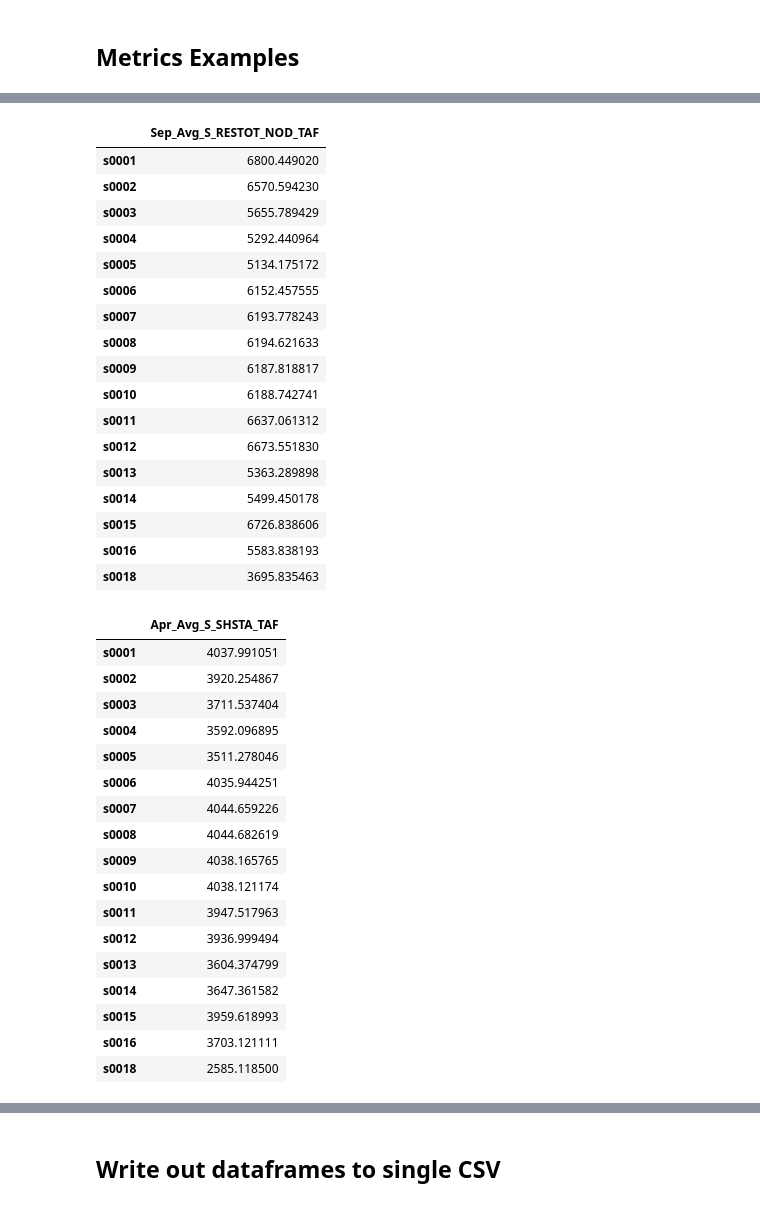
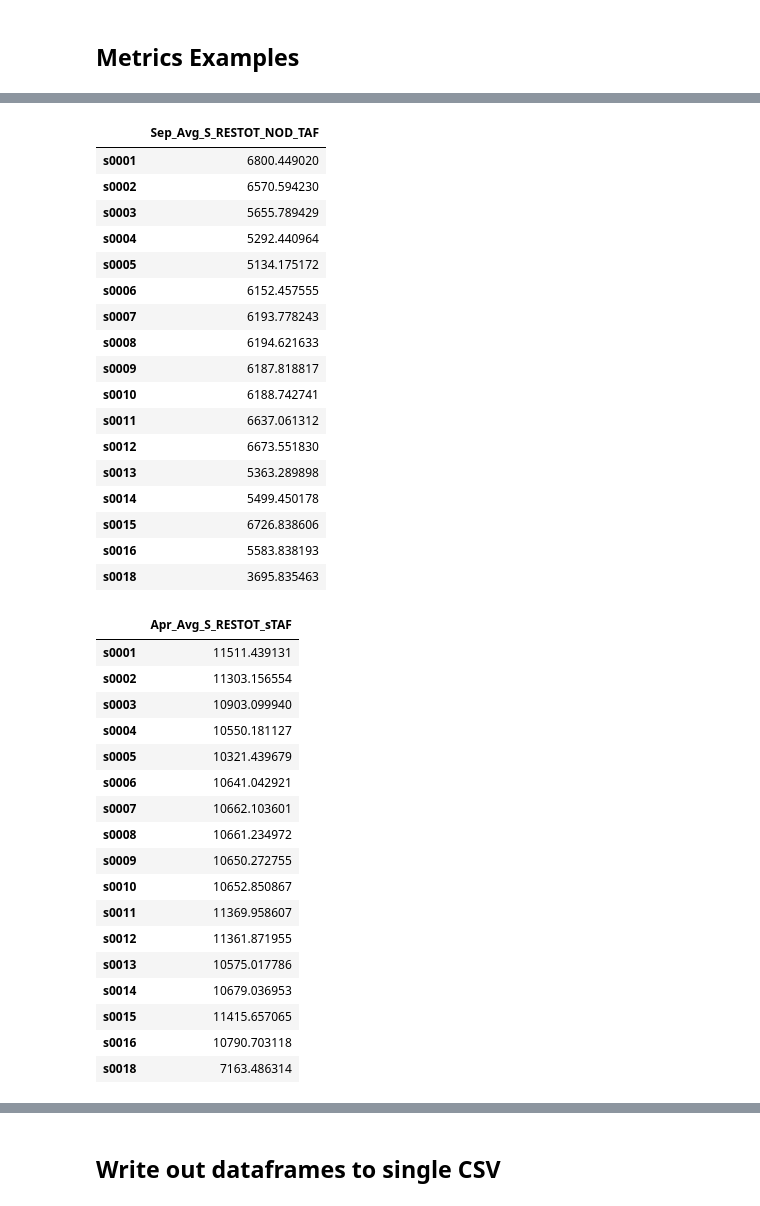
Before and after one commit to maramahmedd/coeqwal, a Jupyter notebook: notebooks/Metrics.ipynb, the cells around one changed output, grey strips where cells are left out. Cells and saved outputs as stored; diff of their text form; code cells hidden in the pictures.

Commit message:
updated metrics, added min flows for scenario 18, and plotted 11 vs 18

```diff
--- a/notebooks/Metrics.ipynb
+++ b/notebooks/Metrics.ipynb
@@ -210,9 +330,10 @@ for flow, (flow_df, flow_percent) in flows.items():
 # %%
-# Other Metrics - not following excel file correctly
+# Metrics (PDF)
 
 variables = [
-    "S_RESTOT_NOD_",
+    "S_RESTOT_NOD_", "S_RESTOT_s",
     "S_SHSTA_", "S_OROVL_", "S_TRNTY_", "S_MELON_", "S_MLRTN_",
+    "S_SHSTALEVEL5DV",
     "DEL_SWP_TOTAL_", "DEL_SWP_PMI_", "DEL_SWP_PAG_", "DEL_CVP_TOTAL_", "DEL_CVP_PAG_TOTAL_", "DEL_CVP_PSCEX_TOTAL_", "DEL_CVP_PRF_TOTAL_",
     "D_TOTAL_", "NDO_",
     "X2_PRV_KM_",
@@ -221,51 +342,31 @@ variables = [
 # %%
 metrics = {}
 
+study_list = np.arange(0, len(dss_names))
+
 for var in variables:
-    if var in ["C_SAC041_", "C_SJR070_", "C_SAC000_", "C_SJR070_", "C_DMC000_TD_", "C_CAA003_TD_", "NDO_"]:
+    if var in ["C_SAC041_", "C_SJR070_", "C_SAC000_", "C_SJR070_", "C_DMC000_TD_", "C_CAA003_TD_", "NDO_", "D_TOTAL_"]:
         units = "CFS"
     elif var == "X2_PRV_KM_":
         units = "KM"
     else:
         units = "TAF"
 
-    if var in ["S_RESTOT_NOD_"]: ## What's the difference between this and NOD_STORAGE?
+    if var in ["S_RESTOT_NOD_", "S_RESTOT_s"]: # 1 & 2
         metrics[f"Apr_{var}mnth_avg"] = mnth_avg(df, dss_names, var, 4, units)
         metrics[f"Sept_{var}mnth_avg"] = mnth_avg(df, dss_names, var, 9, units)
 
-    if var in ["S_SHSTA_", "S_OROVL_"]:
+    if var in ["S_SHSTA_", "S_OROVL_"]: # 3 & 4
         metrics[f"Apr_{var}mnth_avg"] = mnth_avg(df, dss_names, var, 4, units)
 
-    ## I'M VERY CONFUSED ABOUT WHAT TO DO FOR THIS ONE. S_SHSTA, S_OROVL, S_TRNTY, S_MELON, S_MLRTN; dead pool set in *LEVEL1DV variables probabilities.
-    ## What do I put as the percentile? I put 1. Not returning probability.
-    if var in ["S_SHSTA_", "S_OROVL_", "S_TRNTY_", "S_MELON_", "S_MLRTN_"]:
-        metrics[f"Sept_{var}mnth_percentile"] = mnth_percentile(df, dss_names, 0.9, var, 9, units)
-
-    ## What do I put as the percentile? I put 1. Not returning probability.
-    if var in ["S_SHSTA_"]:
-        metrics[f"Apr_{var}mnth_percentile"] = mnth_percentile(df, dss_names, 0.9, var, 4, units)
-
-    ## LONG-TERM CUMULATIVE FRACTION? What is this? S_SHSTA_ & S_SHSTALEVEL5DV
-
-    if var in ["DEL_SWP_TOTAL_", "DEL_SWP_PMI_", "DEL_SWP_PAG_", "DEL_CVP_TOTAL_", "DEL_CVP_PAG_TOTAL_", "DEL_CVP_PSCEX_TOTAL_", "DEL_CVP_PRF_TOTAL_"]:
+    if var in ["S_SHSTA_", "S_SHSTALEVEL5DV", "DEL_SWP_TOTAL_", "DEL_SWP_PMI_", "DEL_SWP_PAG_", "DEL_CVP_TOTAL_", "DEL_CVP_PAG_TOTAL_", "DEL_CVP_PSCEX_TOTAL_", "DEL_CVP_PRF_TOTAL_", "D_TOTAL_", "NDO_"]: # 8-14, 16 & 17
         metrics[f"{var}ann_avg"] = ann_avg(df, dss_names, var, units)
 
-    ## ADD DEL_CVP_PAG_TOTAL +  DEL_CVP_PSCEX_TOTAL
-
-    ## I DON'T SEE VARIABLE D_TOTAL
-    ## LONG-TERM AVERAGE? What's the difference between that and average?
-    if var in ["NDO_"]: # missing D_TOTAL
-        metrics[f"{var}ann_avg"] = ann_avg(df, dss_names, var, units)
-
-    if var in ["X2_PRV_KM_"]:
-        metrics[f"Apr_{var}mnth_avg"] = mnth_avg(df, dss_names, var, 4, units)
-        metrics[f"Oct_{var}mnth_avg"] = mnth_avg(df, dss_names, var, 10, units)
-    ## NEED TO ADD WAY TO DO MULTI-MONTH
-        ## Sept-Nov
-        ## March-May
-
-    if var in ["DEL_SWP_PMI_", "DEL_CVP_PSC_N_", "DEL_CVP_PAG_N_", "DEL_CVP_PAG_S_", "DEL_CVP_PRF_S_", "DEL_CVP_PMI_N_", "DEL_CVP_PMI_S_"]:
-        metrics[f"{var}ann_percentile"] = ann_percentile(df, dss_names, 0.9, var, units)
+    if var in ["X2_PRV_KM_"]: # 18-21
+        metrics[f"Fall_{var}ann_avg"] = ann_avg(df, dss_names, var, units, months=[9,10,11]).rename(columns={f"Ann_Avg_{var}{units}":f"Fall_Ann_Avg_{var}{units}"}) # might want to edit function to rename column
+        metrics[f"Spring_{var}ann_avg"] = ann_avg(df, dss_names, var, units, months=[3,4,5]).rename(columns={f"Ann_Avg_{var}{units}":f"Spring_Ann_Avg_{var}{units}"}) # ^
+        metrics[f"Apr_{var}compute_sd"] = compute_sd(df, var, "Oct_StDev_X2", [4], units).set_index(pd.Index([scenario[:5] for scenario in dss_names])) # there's probably a better way to do this
+        metrics[f"Oct_{var}compute_sd"] = compute_sd(df, var, "Apr_StDev_X2", [10], units).set_index(pd.Index([scenario[:5] for scenario in dss_names])) # ^
 
 for var, metric_df in metrics.items():
     write_out_dfs.append(metric_df)
@@ -280,48 +381,48 @@ for var, metric_df in metrics.items():
 | s0006 | 8797.665441 |
 | s0007 | 8818.561157 |
 | s0008 | 8817.579762 |
 | s0009 | 8806.576365 |
 | s0010 | 8809.165562 |
 | s0011 | 9353.654643 |
 | s0012 | 9331.701300 |
 | s0013 | 8564.764796 |
 | s0014 | 8652.462178 |
 | s0015 | 9385.572308 |
 | s0016 | 8764.127927 |
 | s0018 | 6283.530278 |
 |  | Sep_Avg_S_RESTOT_NOD_TAF |
 | s0001 | 6800.449020 |
 | s0002 | 6570.594230 |
 | s0003 | 5655.789429 |
 | s0004 | 5292.440964 |
 | s0005 | 5134.175172 |
 | s0006 | 6152.457555 |
 | s0007 | 6193.778243 |
 | s0008 | 6194.621633 |
 | s0009 | 6187.818817 |
 | s0010 | 6188.742741 |
 | s0011 | 6637.061312 |
 | s0012 | 6673.551830 |
 | s0013 | 5363.289898 |
 | s0014 | 5499.450178 |
 | s0015 | 6726.838606 |
 | s0016 | 5583.838193 |
 | s0018 | 3695.835463 |
-|  | Apr_Avg_S_SHSTA_TAF |
-| s0001 | 4037.991051 |
-| s0002 | 3920.254867 |
-| s0003 | 3711.537404 |
-| s0004 | 3592.096895 |
-| s0005 | 3511.278046 |
-| s0006 | 4035.944251 |
-| s0007 | 4044.659226 |
-| s0008 | 4044.682619 |
-| s0009 | 4038.165765 |
-| s0010 | 4038.121174 |
-| s0011 | 3947.517963 |
-| s0012 | 3936.999494 |
-| s0013 | 3604.374799 |
-| s0014 | 3647.361582 |
-| s0015 | 3959.618993 |
-| s0016 | 3703.121111 |
-| s0018 | 2585.118500 |
+|  | Apr_Avg_S_RESTOT_sTAF |
+| s0001 | 11511.439131 |
+| s0002 | 11303.156554 |
+| s0003 | 10903.099940 |
+| s0004 | 10550.181127 |
+| s0005 | 10321.439679 |
+| s0006 | 10641.042921 |
+| s0007 | 10662.103601 |
+| s0008 | 10661.234972 |
+| s0009 | 10650.272755 |
+| s0010 | 10652.850867 |
+| s0011 | 11369.958607 |
+| s0012 | 11361.871955 |
+| s0013 | 10575.017786 |
+| s0014 | 10679.036953 |
+| s0015 | 11415.657065 |
+| s0016 | 10790.703118 |
+| s0018 | 7163.486314 |
```
Also changed, not shown: parts of 7 cells of this notebook, 1 other file.
